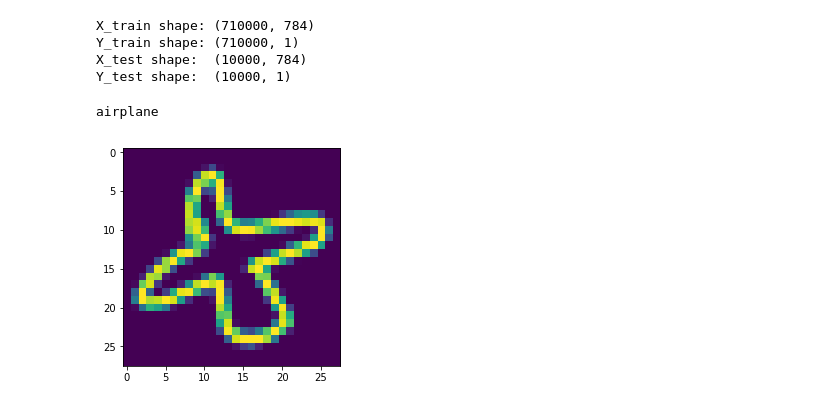
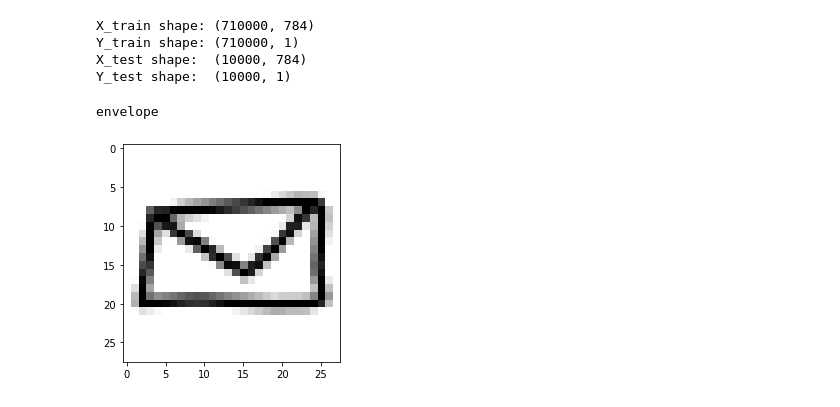
Before and after one commit to Sudeepam97/Guess_the_doodle, a Jupyter notebook: doodle_classifier.ipynb, the cells around one changed output. Cells and saved outputs as stored; diff of their text form; code cells hidden in the pictures.

```diff
--- a/doodle_classifier.ipynb
+++ b/doodle_classifier.ipynb
@@ -142,13 +142,14 @@ X_test shape:  (10000, 784)
 Y_test shape:  (10000, 1)
 # %%
 ## Visualize an image (Try changing the index below)
-ind = 755
+ind = 900
 img = X_train[ind].reshape(28, 28)
-plt.imshow(img)
 print(out_classes[int(Y_train[ind])])
+plt.imshow(img, cmap='gray_r')
+plt.show()
 # %% [output]
-airplane
+envelope
-[figure, old version]
+[figure, new version]
 # %%
 ## Reshape image vectors.
 image_size = 28
```
Also changed, not shown: parts of 14 cells of this notebook.
